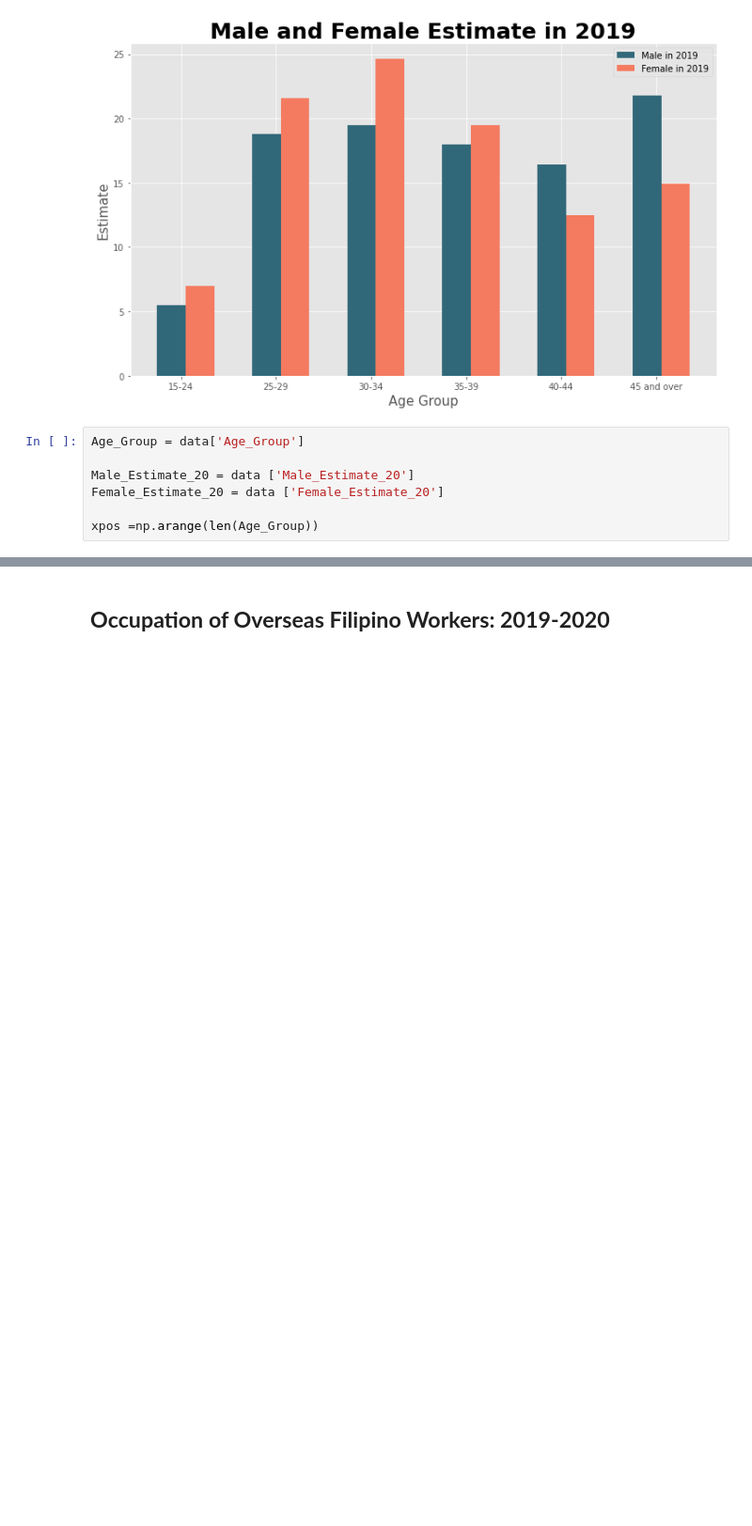
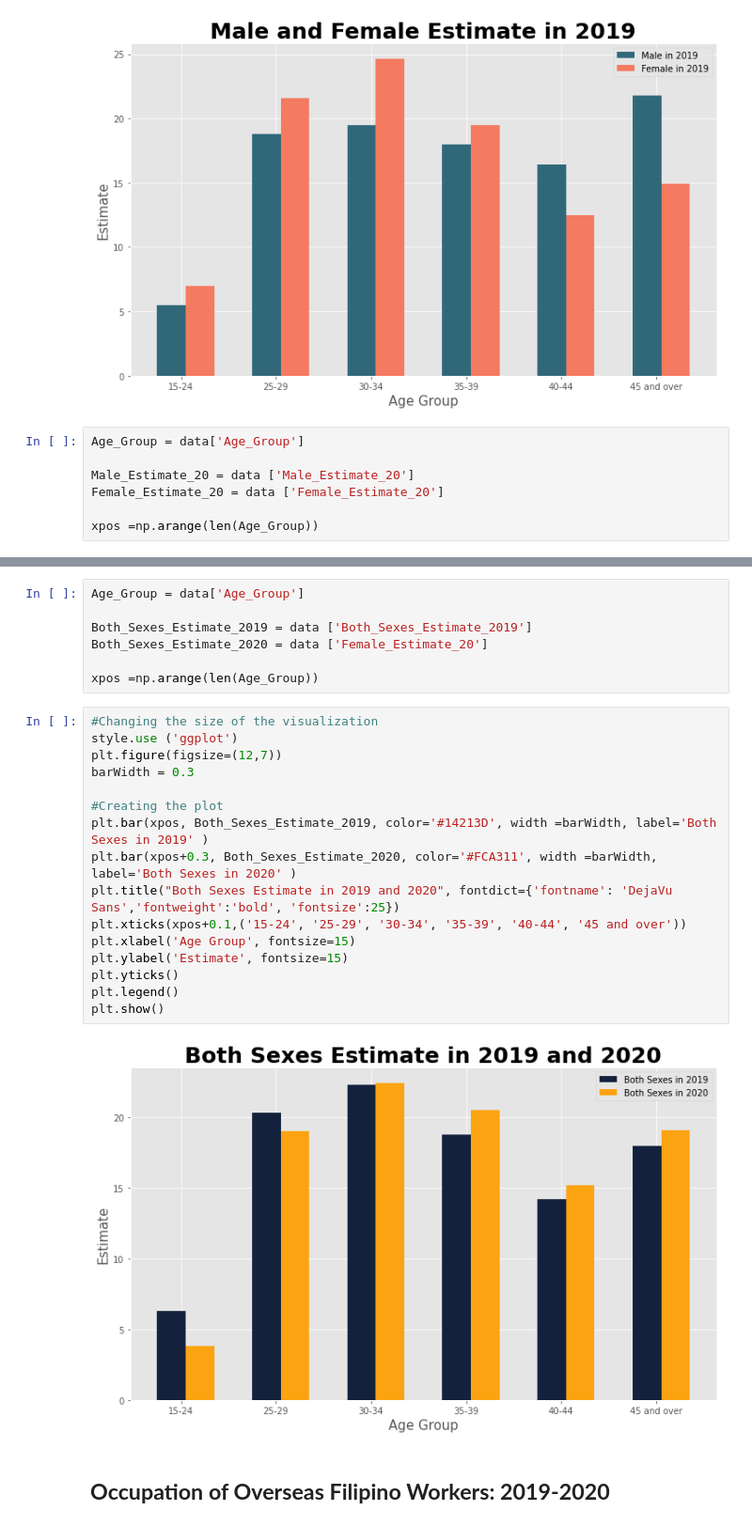
Before and after one commit to apriljoyagquiz/IT3205-TeamAbracaData, a Jupyter notebook: OFW_Visualization.ipynb, the cells around one changed output, grey strips where cells are left out. Shown at 94% size. Saved outputs shown, nothing was run; the diff lists cells and outputs as text; blank space fills up the shorter version.

```diff
--- a/OFW_Visualization.ipynb
+++ b/OFW_Visualization.ipynb
@@ -126,3 +81,28 @@ plt.show()
+# %%
+Age_Group = data['Age_Group']
+
+Both_Sexes_Estimate_2019 = data ['Both_Sexes_Estimate_2019']
+Both_Sexes_Estimate_2020 = data ['Female_Estimate_20']
+
+xpos =np.arange(len(Age_Group))
+# %%
+#Changing the size of the visualization
+style.use ('ggplot')
+plt.figure(figsize=(12,7))
+barWidth = 0.3
+
+#Creating the plot
+plt.bar(xpos, Both_Sexes_Estimate_2019, color='#14213D', width =barWidth, label='Both Sexes in 2019' )
+plt.bar(xpos+0.3, Both_Sexes_Estimate_2020, color='#FCA311', width =barWidth, label='Both Sexes in 2020' )
+plt.title("Both Sexes Estimate in 2019 and 2020", fontdict={'fontname': 'DejaVu Sans','fontweight':'bold', 'fontsize':25})
+plt.xticks(xpos+0.1,('15-24', '25-29', '30-34', '35-39', '40-44', '45 and over'))
+plt.xlabel('Age Group', fontsize=15)
+plt.ylabel('Estimate', fontsize=15)
+plt.yticks()
+plt.legend()
+plt.show()
+# %% [output]
+[figure, added]
 # %% [markdown]
 ## **Occupation of Overseas Filipino Workers: 2019-2020**
 # %% [markdown]
```
Also changed, not shown: parts of 8 cells of this notebook.
